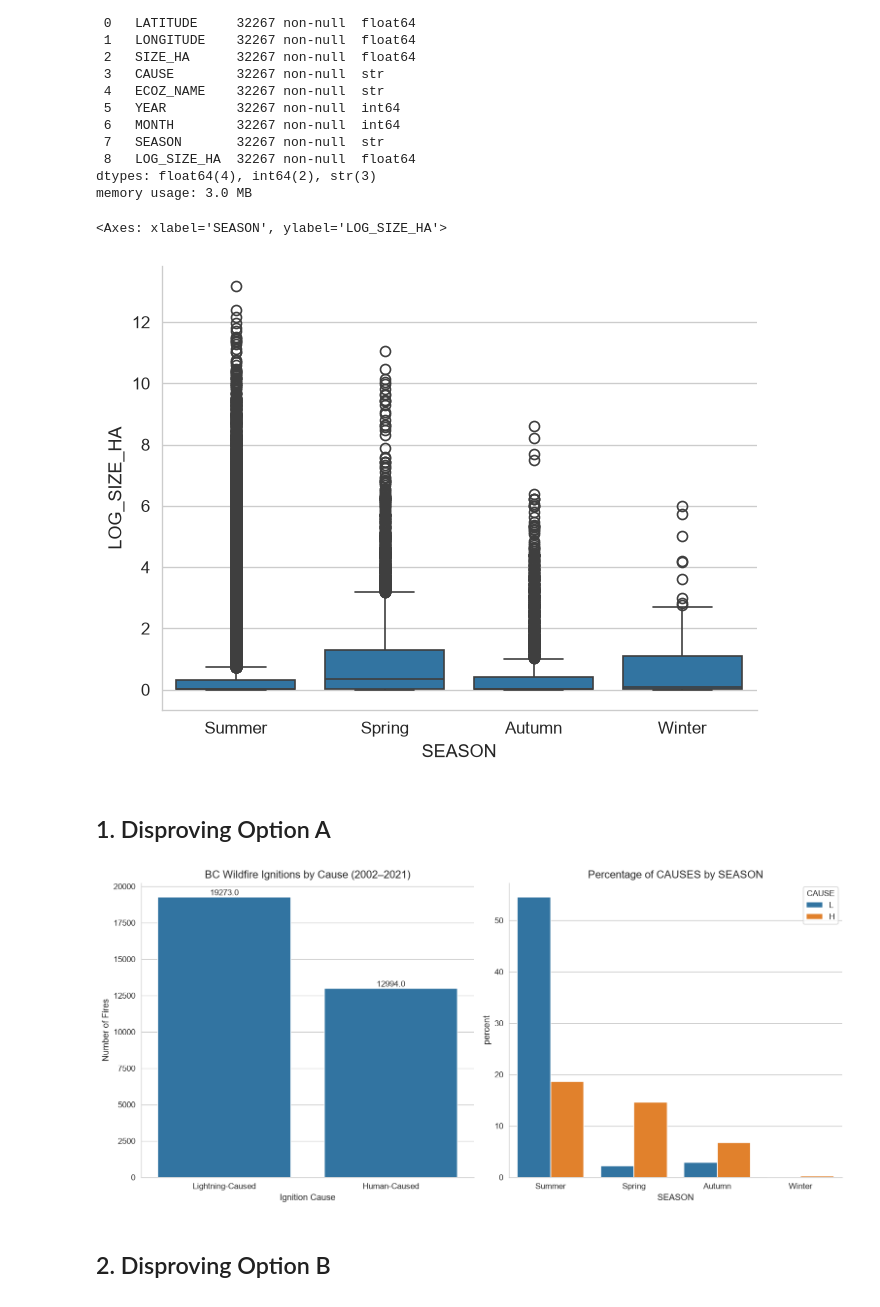
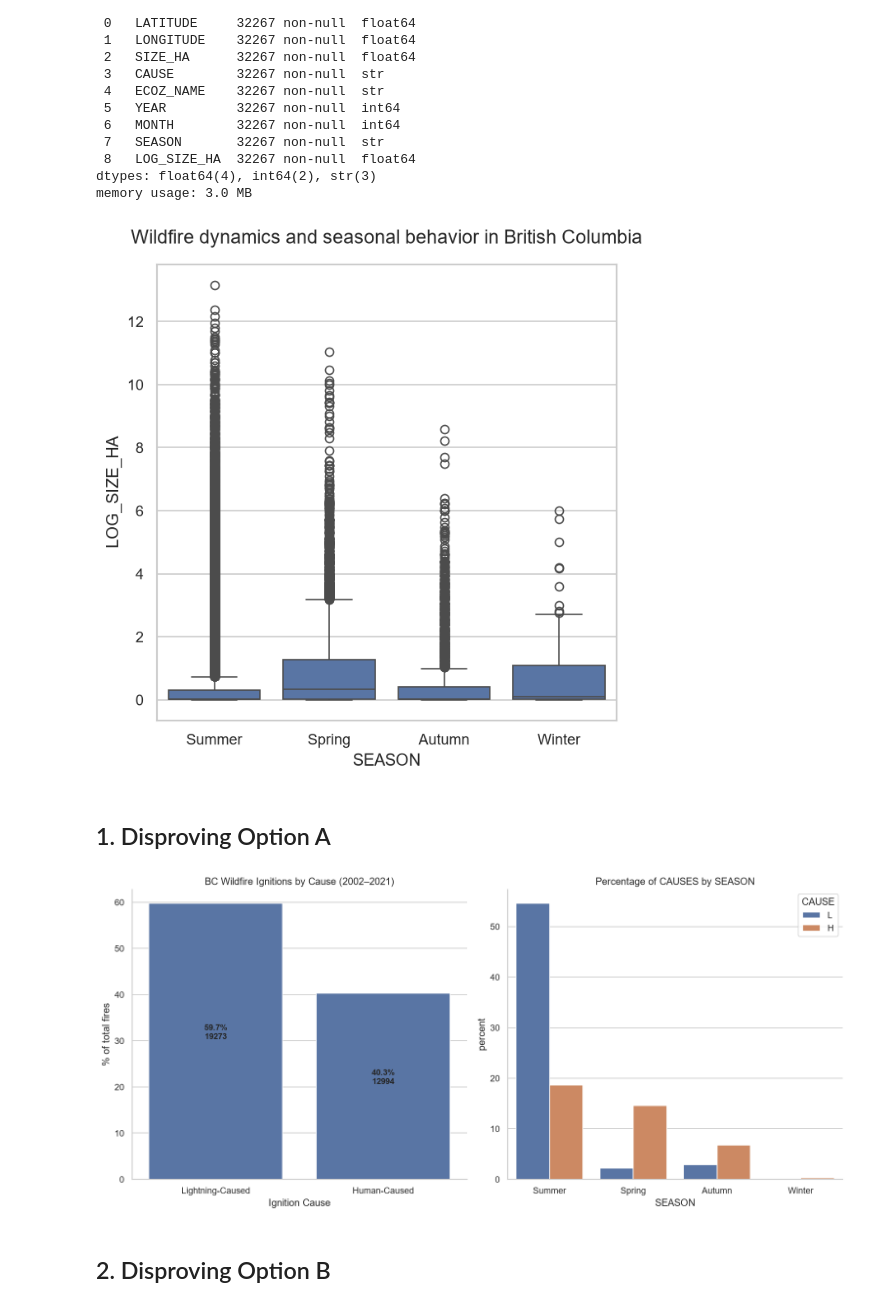
Before and after one commit to cda79/IAT461-Final, a Jupyter notebook: IAT461_wildfires.ipynb, the cells around one changed output. Cells and saved outputs as stored; diff of their text form; code cells hidden in the pictures.

```diff
--- a/IAT461_wildfires.ipynb
+++ b/IAT461_wildfires.ipynb
@@ -519,10 +519,14 @@ Data columns (total 9 columns):
 dtypes: float64(4), int64(2), str(3)
 memory usage: 3.0 MB
 # %%
+plt.figure(figsize=(6, 6))
 sns.boxplot(data=df, x='SEASON', y='LOG_SIZE_HA')
+plt.title(
+    "Wildfire dynamics and seasonal behavior in British Columbia", fontsize=14, pad=15
+)
+plt.show()
 # %% [output]
-<Axes: xlabel='SEASON', ylabel='LOG_SIZE_HA'>
-[figure, old version]
+[figure, new version]
 # %% [markdown]
 ## 1. Disproving Option A
 # %%
@@ -542,15 +546,18 @@ cause_pcts = df['CAUSE_LABEL'].value_counts(normalize=True) * 100
 # grouping values
 
 # Graph 1
-sns.barplot(x=cause_counts.index, y=cause_counts.values, ax=axes[0])
+sns.barplot(x=cause_counts.index, y=cause_pcts.values, ax=axes[0])
 axes[0].set_title('BC Wildfire Ignitions by Cause (2002–2021)')
 axes[0].set_xlabel('Ignition Cause')
-axes[0].set_ylabel('Number of Fires')
+axes[0].set_ylabel('% of total fires')
 
+total = len(df)
 #count annotations
 for p in axes[0].patches:
-    height = p.get_height()
-    axes[0].annotate(f"{height}", (p.get_x() + p.get_width() / 2., height), ha='center', va='bottom')
+    height = p.get_height() # use height because its veritcal instead of width
+    count = int(round(height * total / 100))
+    axes[0].annotate(f"{height:.1f}%\n{count}", (p.get_x() + p.get_width() / 2., height/2),
+                     ha='center', va='bottom', fontsize=10, fontweight='bold')
 
 # Graph 2
 sns.countplot(df, x="SEASON", hue="CAUSE", stat="percent")
@@ -562,6 +569,6 @@ sns.despine()
 plt.tight_layout()
 plt.show()
 # %% [output]
-[figure, old version]
+[figure, new version]
 # %% [markdown]
 ## 2. Disproving Option B
```
Also changed, not shown: parts of 5 cells of this notebook.
